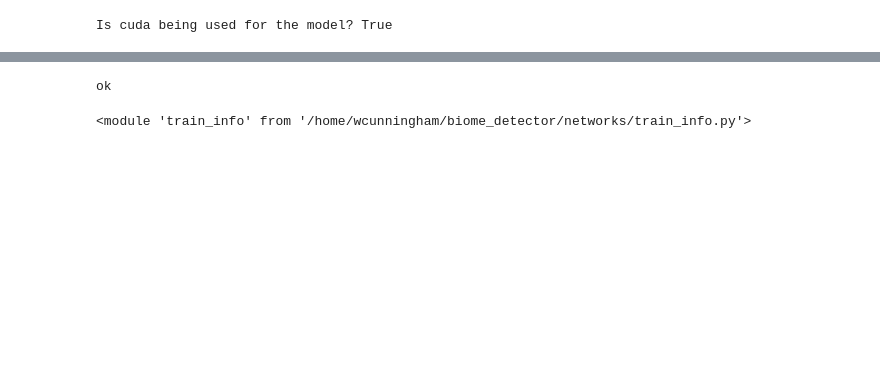
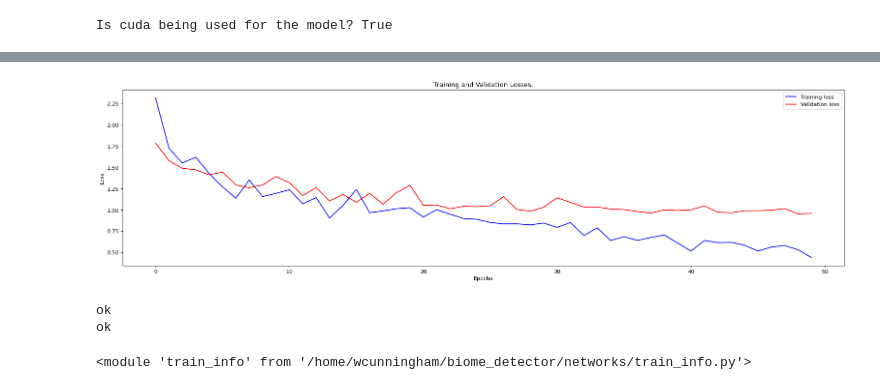
Before and after one commit to willowec/biome_detector, a Jupyter notebook: networks/CCECNN.ipynb, the cells around one changed output, grey strips where cells are left out. Cells and saved outputs as stored; diff of their text form; code cells hidden in the pictures; blank space fills up the shorter version.

```diff
--- a/networks/CCECNN.ipynb
+++ b/networks/CCECNN.ipynb
@@ -348,6 +379,10 @@ def train(model, loss, training_dataloader, validation_dataloader, epochs, devic
         optimizer.load_state_dict(checkpoint['optimizer_state_dict'])
         t0 = checkpoint['epoch']
 
+    # Keep track of train and val losses so that we can plot it easily after the training is complete
+    train_losses = []
+    val_losses = []
+
     for t in range(t0, epochs):
         # Train loop
         training_size = len(training_dataloader.dataset)
@@ -375,16 +410,20 @@ def train(model, loss, training_dataloader, validation_dataloader, epochs, devic
         writer.add_scalar("Valid/loss", valid_loss, t)
         writer.add_scalar("Valid/accuracy", correct, t)
         print(f"\nValidation Error: \n Accuracy: {(100*correct):>0.1f}%, Avg loss: {valid_loss:>8f}. Completed epoch {t+1}/{epochs} \n")
+
+        train_losses.append(float(loss_t))
+        val_losses.append(float(valid_loss))
+
         if t % 3 == 0:
             torch.save({
                 'epoch': t,
                 'model_state_dict': model.state_dict(),
                 'optimizer_state_dict': optimizer.state_dict()
                 }, f"runs/{chkpt_name}")
-    return model
+    return model, train_losses, val_losses
 
 
 print(f"Training model using device {DEVICE}. Started at {datetime.datetime.now()}")
-trained_model = train(model, loss, training_dataloader, validation_dataloader,
+trained_model, train_losses, val_losses = train(model, loss, training_dataloader, validation_dataloader,
                     hyperparams['epochs'], chkpt_name='linear_model_chkpt.pt', ignore_chkpt=True)
 # %% [output]
@@ -395,11 +473,33 @@ Validation Error:
-# %%
-import train_info as ti # custom module
-
-import importlib
-importlib.reload(ti) # ensure code changes are applied (otehrwise jupyter does not reimport)
-# %% [output]
-ok
-<module 'train_info' from '/home/wcunningham/biome_detector/networks/train_info.py'>
+# %%
+import numpy as np
+# plot the losses
+def plot_losses(train_loss, val_loss):
+    t_loss = np.asarray(train_loss, dtype=float)
+    v_loss = np.asarray(val_loss, dtype=float)
+    epochs = range(len(train_loss))
+
+    plt.figure(figsize=(24, 6), dpi=80)
+    plt.plot(epochs, t_loss, "b", label="Training loss")
+    plt.plot(epochs, v_loss, "r", label="Validation loss")
+    plt.title("Training and Validation Losses.")
+    plt.xlabel("Epochs")
+    plt.ylabel("Loss")
+    plt.legend()
+
+    plt.show()
+
+plot_losses(train_losses, val_losses)
+# %% [output]
+[figure, added]
+# %%
+import train_info as ti # custom module
+
+import importlib
+importlib.reload(ti) # ensure code changes are applied (otherwise jupyter does not reimport)
+# %% [output]
+ok
+ok
+<module 'train_info' from '/home/wcunningham/biome_detector/networks/train_info.py'>
 # %%
 # Evaluate the model
 
```
Also changed, not shown: parts of 9 cells of this notebook, 7 other files.
